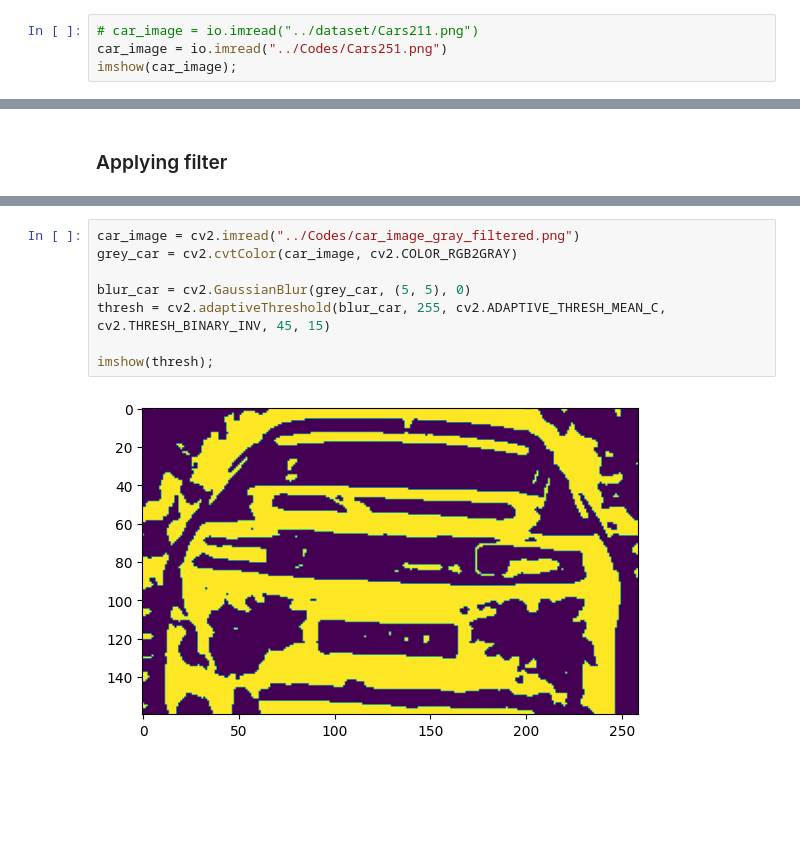
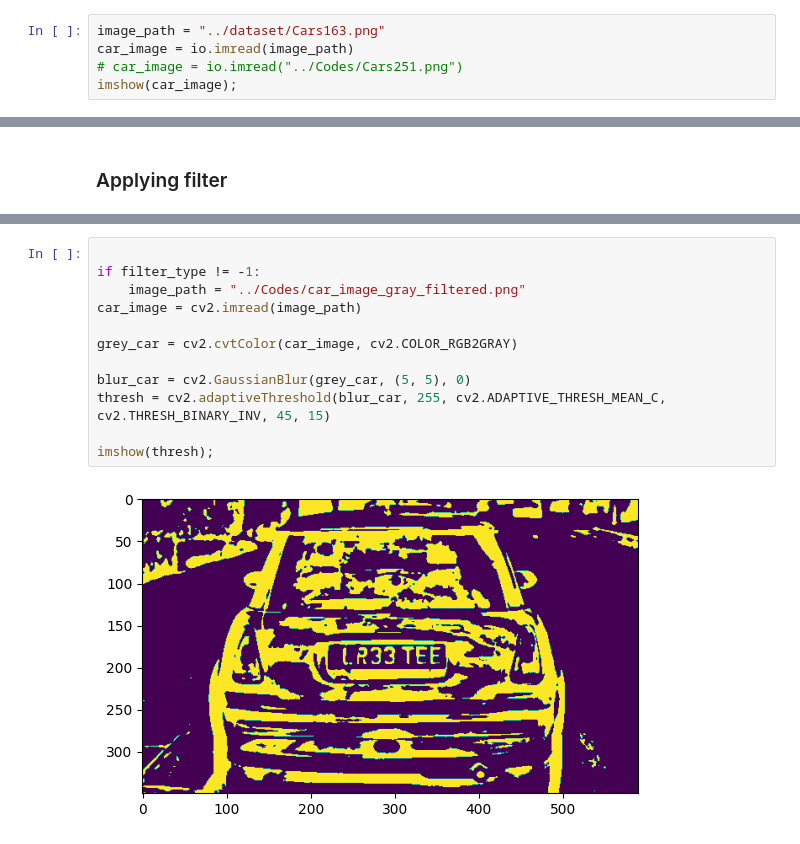
Before and after one commit to DoniaMetwalli/Csci451_Project, a Jupyter notebook: Codes/projecto.ipynb, the cells around one changed output, grey strips where cells are left out. Drawn from its saved outputs; the diff is of its cells as text; blank space fills up the shorter version.

```diff
--- a/Codes/projecto.ipynb
+++ b/Codes/projecto.ipynb
@@ -10,7 +11,8 @@ from matplotlib.pyplot import imshow, show, hist
 # %% [markdown]
 ### Reading Image
 # %%
-# car_image = io.imread("../dataset/Cars211.png")
-car_image = io.imread("../Codes/Cars251.png")
+image_path = "../dataset/Cars163.png"
+car_image = io.imread(image_path)
+# car_image = io.imread("../Codes/Cars251.png")
 imshow(car_image);
 # %% [output]
@@ -107,13 +111,17 @@ print(bright1)
 # %%
-car_image = cv2.imread("../Codes/car_image_gray_filtered.png")
+
+if filter_type != -1:
+    image_path = "../Codes/car_image_gray_filtered.png"
+car_image = cv2.imread(image_path)
+
 grey_car = cv2.cvtColor(car_image, cv2.COLOR_RGB2GRAY)
 
 blur_car = cv2.GaussianBlur(grey_car, (5, 5), 0)
 thresh = cv2.adaptiveThreshold(blur_car, 255, cv2.ADAPTIVE_THRESH_MEAN_C, cv2.THRESH_BINARY_INV, 45, 15)
 
 imshow(thresh);
 # %% [output]
-[figure, old version]
+[figure, new version]
 # %%
 edged = cv2.Canny(blur_car, 30, 200)
 imshow(edged);
```
Also changed, not shown: parts of 13 cells of this notebook, 4 other files.
